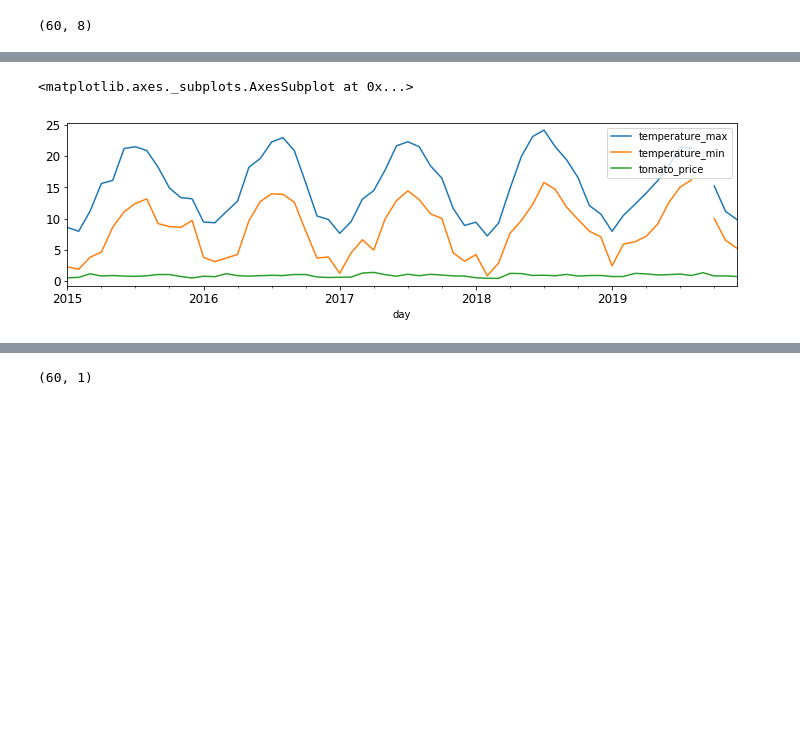
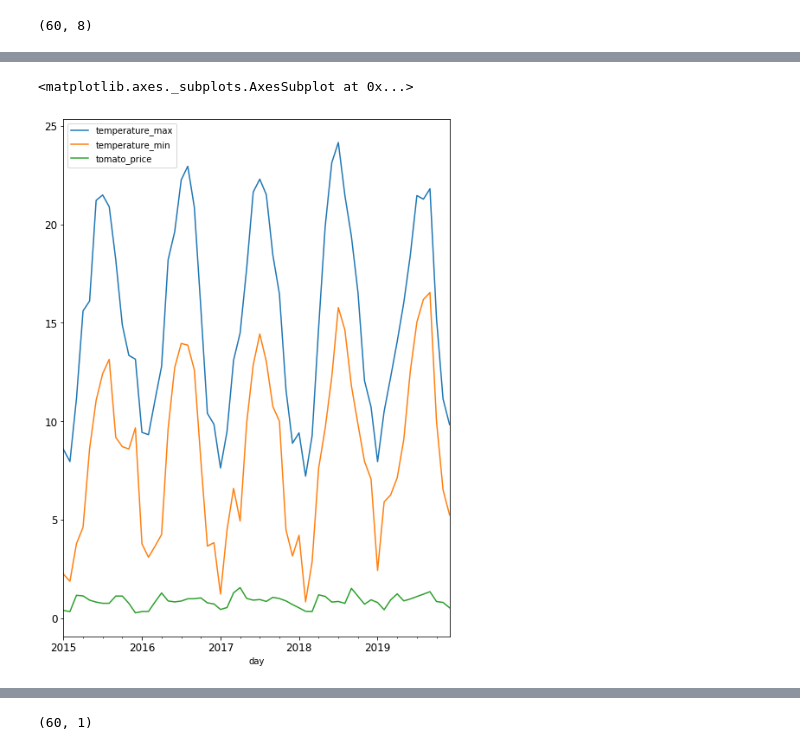
Before and after one commit to pola255/tomato-price, a Jupyter notebook: Exploratory data/Price tomato feature engineering and exploratory data.ipynb, the cells around one changed output, grey strips where cells are left out. Saved outputs shown, nothing was run; the diff lists cells and outputs as text; code cells hidden in the pictures; blank space fills up the shorter version.

```diff
--- a/Exploratory data/Price tomato feature engineering and exploratory data.ipynb
+++ b/Exploratory data/Price tomato feature engineering and exploratory data.ipynb
@@ -134,0 +48,20 @@ data_onion_price.head()
+# %%
+# Like date are the columns names, and I need do date like index of dataframe,
+#I applied Transpose and I build a DataFrame
+all_data = []
+for dataset in [data_2017_2015, data_2019_2018]:
+    data_tmp = dataset.copy()
+    data_tmp = data_tmp.set_index('Unnamed: 0')
+    data_tmp= data_tmp.transpose()
+    data_tmp.index = pd.DatetimeIndex(data=data_tmp.index, name='date', dayfirst=True)
+    data_tmp = data_tmp.sort_index()
+    all_data.append(data_tmp)
+
+# make columns the same
+all_data[0].columns = all_data[1].columns
+
+#concat
+full_data = pd.concat(all_data)
+# rename index
+full_data.index.rename('date')
+full_data.index
@@ -134,0 +77,10 @@ data_onion_price.head()
+# %%
+# I build dataframe only with tomato_price
+
+data_tomato_price = pd.DataFrame(np.array(full_data['Round Tomato']),
+    columns=['tomato_price'], \
+    index=full_data.index)
+# I save data like csv to use with Prophet in another jupyter notebook
+data_tomato_price.to_csv('data_tomato_price.csv')
+
+data_tomato_price.head()
@@ -216,0 +232,6 @@ monthly_whether.shape
+# %%
+# I build a DataFrame with all data to see the charts
+whether_tomato_price = monthly_whether.copy()
+tomato_price = list(monthly_tomato_price['tomato_price'])
+whether_tomato_price['tomato_price'] = tomato_price
+whether_tomato_price.shape
@@ -236,6 +252,6 @@ all_data.plot(figsize=(15, 5))
 # %%
-all_data.plot(y=['temperature_max', 'temperature_min', 'tomato_price'], figsize=(12, 3), fontsize=12)
+whether_tomato_price.plot(y=['temperature_max', 'temperature_min', 'tomato_price'], figsize=(8, 11), fontsize=12)
 # %% [output]
 <matplotlib.axes._subplots.AxesSubplot at 0x...>
-[figure, old version]
+[figure, new version]
 # %%
```
Also changed, not shown: parts of 32 cells of this notebook, 3 other files.
